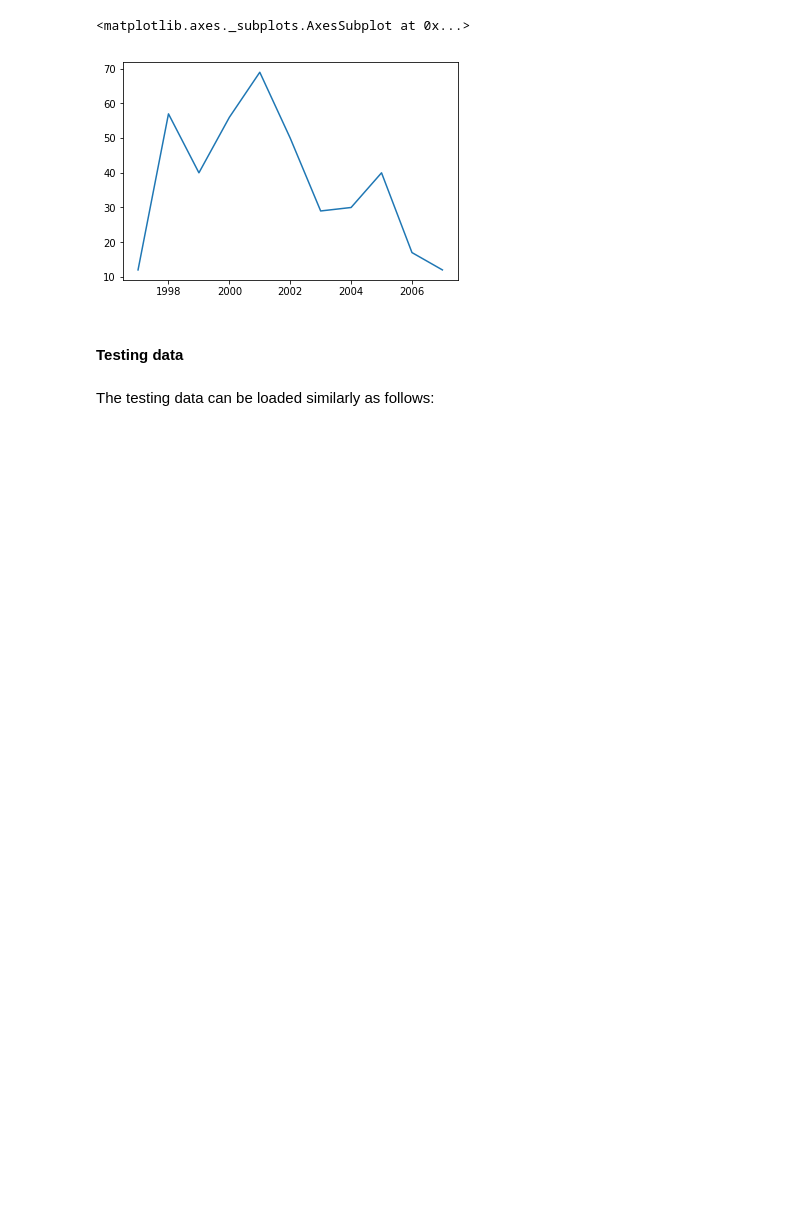
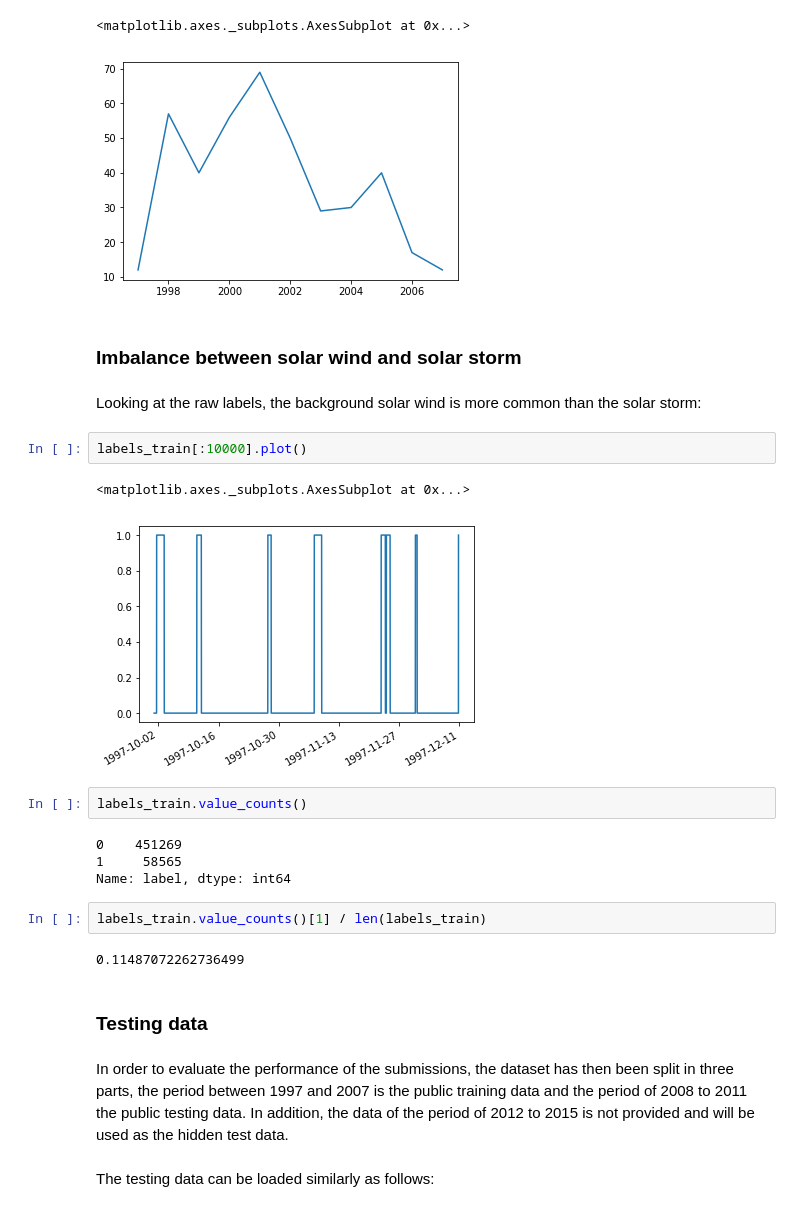
Before and after one commit to ramp-kits/solar_wind, a Jupyter notebook: solar_wind_starting_kit.ipynb, the cells around one changed output. Drawn from its saved outputs; the diff is of its cells as text; blank space fills up the shorter version.

```diff
--- a/solar_wind_starting_kit.ipynb
+++ b/solar_wind_starting_kit.ipynb
@@ -214,8 +226,29 @@ event_starts.groupby(event_starts.dt.year).size().plot()
 # %% [output]
 <matplotlib.axes._subplots.AxesSubplot at 0x...>
 [figure]
+# %% [markdown]
+### Imbalance between solar wind and solar storm
+# %% [markdown]
+Looking at the raw labels, the background solar wind is more common than the solar storm:
+# %%
+labels_train[:10000].plot()
+# %% [output]
+<matplotlib.axes._subplots.AxesSubplot at 0x...>
+[figure, added]
+# %%
+labels_train.value_counts()
+# %% [output]
+0    451269
+1     58565
+Name: label, dtype: int64
+# %%
+labels_train.value_counts()[1] / len(labels_train)
+# %% [output]
+0.11487072262736499
 # %% [markdown]
-#### Testing data
+### Testing data
+# %% [markdown]
+In order to evaluate the performance of the submissions, the dataset has then been split in three parts, the period between 1997 and 2007 is the public training data and the period of 2008 to 2011 the public testing data. In addition, the data of the period of 2012 to 2015 is not provided and will be used as the hidden test data.
 # %% [markdown]
 The testing data can be loaded similarly as follows:
 # %%
```
Also changed, not shown: parts of 82 cells of this notebook.
